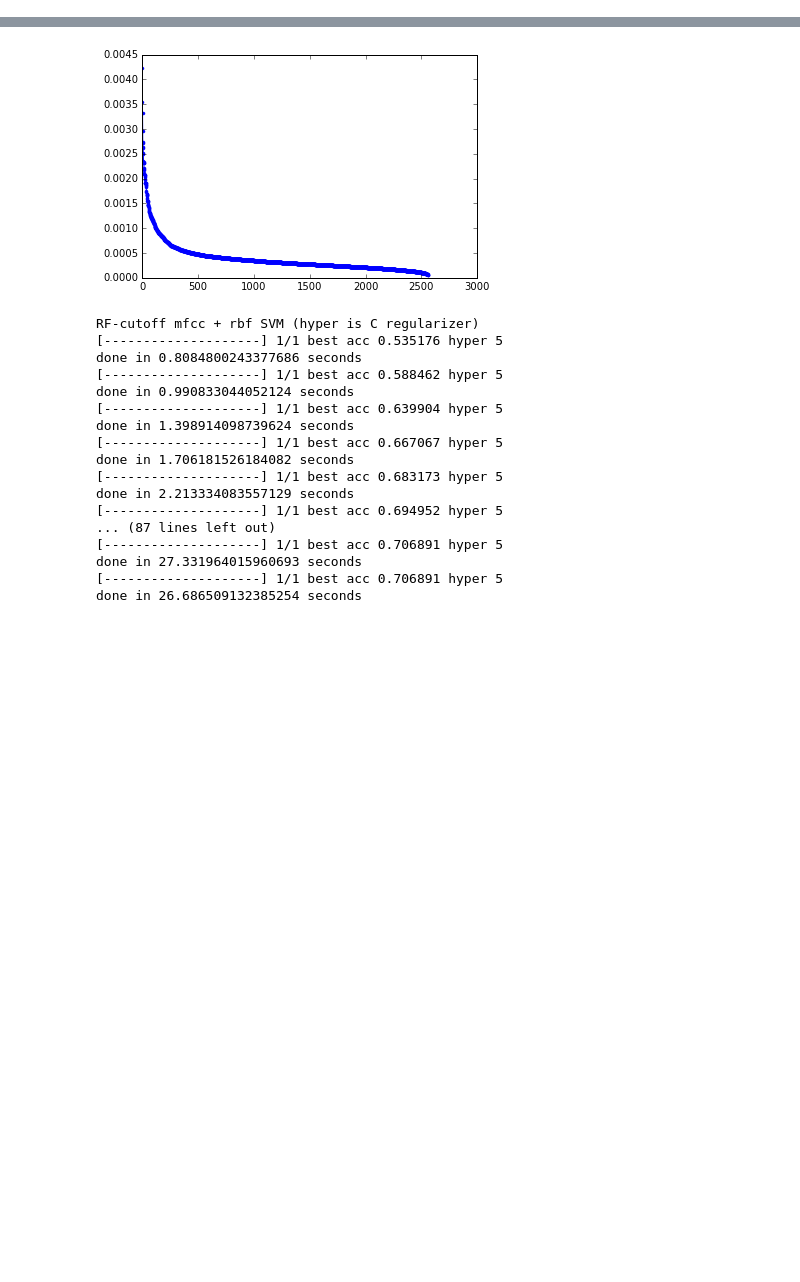
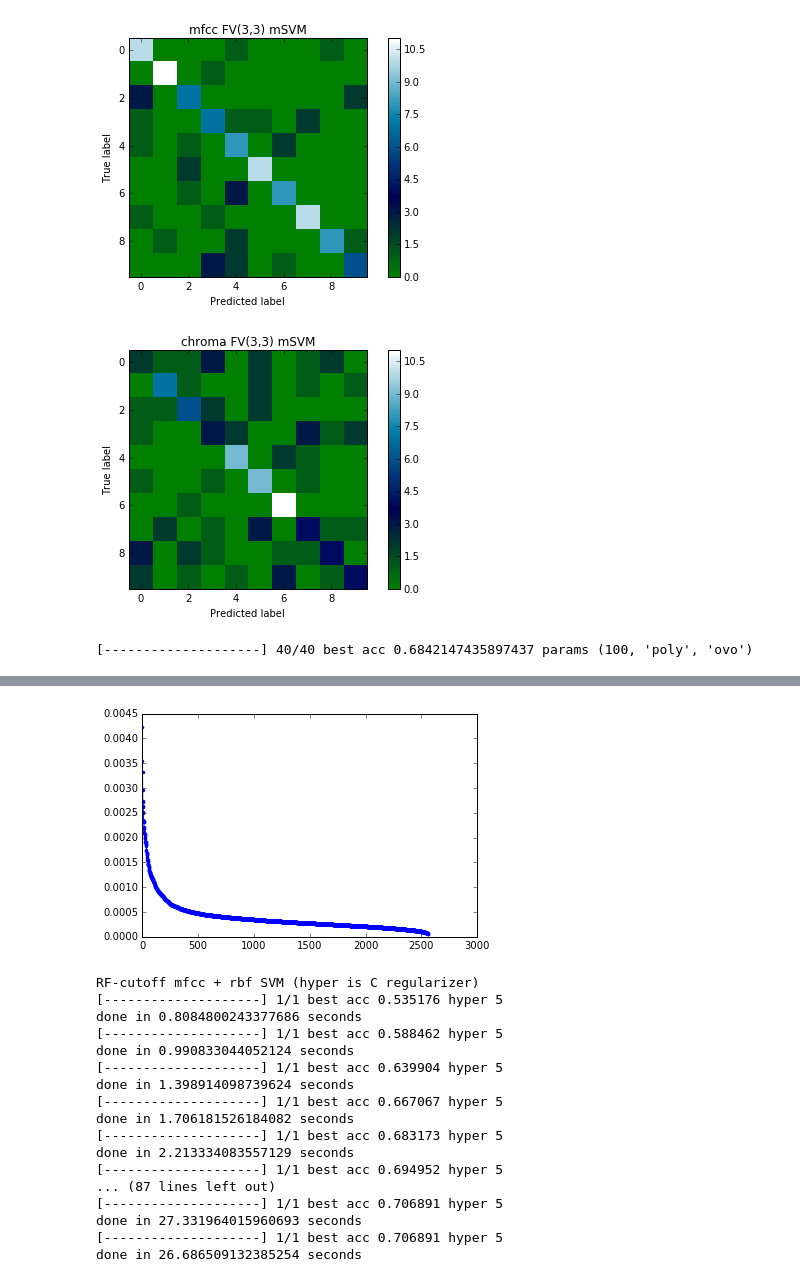
Before and after one commit to PrincetonUniversity/vox-music-classification, a Jupyter notebook: notebooks/fv-msvm.ipynb, the cells around one changed output, grey strips where cells are left out. Cells and saved outputs as stored; diff of their text form; code cells hidden in the pictures; blank space fills up the shorter version.

Commit message:
MSVM analysis for chroma and mfcc FV(3,3)

```diff
--- a/notebooks/fv-msvm.ipynb
+++ b/notebooks/fv-msvm.ipynb
@@ -126,0 +45,33 @@ plot_confusion_matrix(confusion_matrix(teY, rf.predict(teX))) # pretty different
+# %%
+df = ['ovo', 'ovr']
+Cs = log_range(-5, 5)
+kernels = ['rbf', 'poly']
+def make_svm(tup):
+    C, k, d = tup
+    if k == 'poly': return SVC(C=C, kernel=k, decision_function_shape=d, degree=10., coef0=1.)
+    return SVC(C=C, kernel=k, decision_function_shape=d)
+
+M, Y = load_all_fv(3, 3)
+C, Y = load_chroma_fv(3, 3)
+
+top_mfcc_svm, top_chroma_svm = None, None
+
+print('mfcc(3,3) on SVM (hyper is C, kernel, ovo/ovr)')
+top_mfcc_svm = run(M, Y, itertools.product(Cs, kernels, df), make_svm)
+
+loss = ['hinge', 'squared_hinge']
+def make_lsvm(tup):
+    C, l = tup
+    return LinearSVC(C=C, loss=l)
+print('mfcc(3,3) on LinearSVM (hyper is C, kernel, ovo/ovr)')
+x = run(M, Y, itertools.product(Cs, loss), make_lsvm)
+if x[0] > top_mfcc_svm[0]: top_mfcc_svm = make_lsvm(x[1])
+else: top_mfcc_svm = make_svm(top_mfcc_svm[1])
+
+print('chroma(3,3) on SVM (hyper is C, kernel, ovo/ovr)')
+top_chroma_svm = run(C, Y, itertools.product(Cs, kernels, df), make_svm)
+
+print('chroma(3,3) on LinearSVM (hyper is C, kernel)')
+x = run(C, Y, itertools.product(Cs, loss), make_lsvm)
+if x[0] > top_chroma_svm[0]: top_chroma_svm = make_lsvm(x[1])
+else: top_chroma_svm = make_svm(top_chroma_svm[1])
@@ -126,0 +93,25 @@ plot_confusion_matrix(confusion_matrix(teY, rf.predict(teX))) # pretty different
+# %%
+trM, teM, trC, teC, trY, teY = train_test_split(M, C, Y, stratify=Y,
+                                      random_state=1, test_size=(1/8))
+top_mfcc_svm.fit(trM, trY)
+plot_confusion_matrix(confusion_matrix(teY, top_mfcc_svm.predict(teM)),
+                      title='mfcc FV(3,3) mSVM')
+plt.show()
+top_mfcc_svm.fit(trC, trY)
+plot_confusion_matrix(confusion_matrix(teY, top_mfcc_svm.predict(teC)),
+                      title='chroma FV(3,3) mSVM')
+plt.show()
+# %% [output]
+[figure, added]
+[figure, added]
+# %%
+df = ['ovo', 'ovr']
+Cs = log_range(-5, 5)
+kernels = ['rbf', 'poly']
+def make_svm(tup):
+    C, k, d = tup
+    if k == 'poly': return SVC(C=C, kernel=k, decision_function_shape=d, degree=10., coef0=1.)
+    return SVC(C=C, kernel=k, decision_function_shape=d)
+svm = make_svm(run(X, Y, itertools.product(Cs, kernels, df), make_svm)[1])
+# %% [output]
+[--------------------] 40/40 best acc 0.6842147435897437 params (100, 'poly', 'ovo')
```
Also changed, not shown: parts of 10 cells of this notebook, 2 other files.
